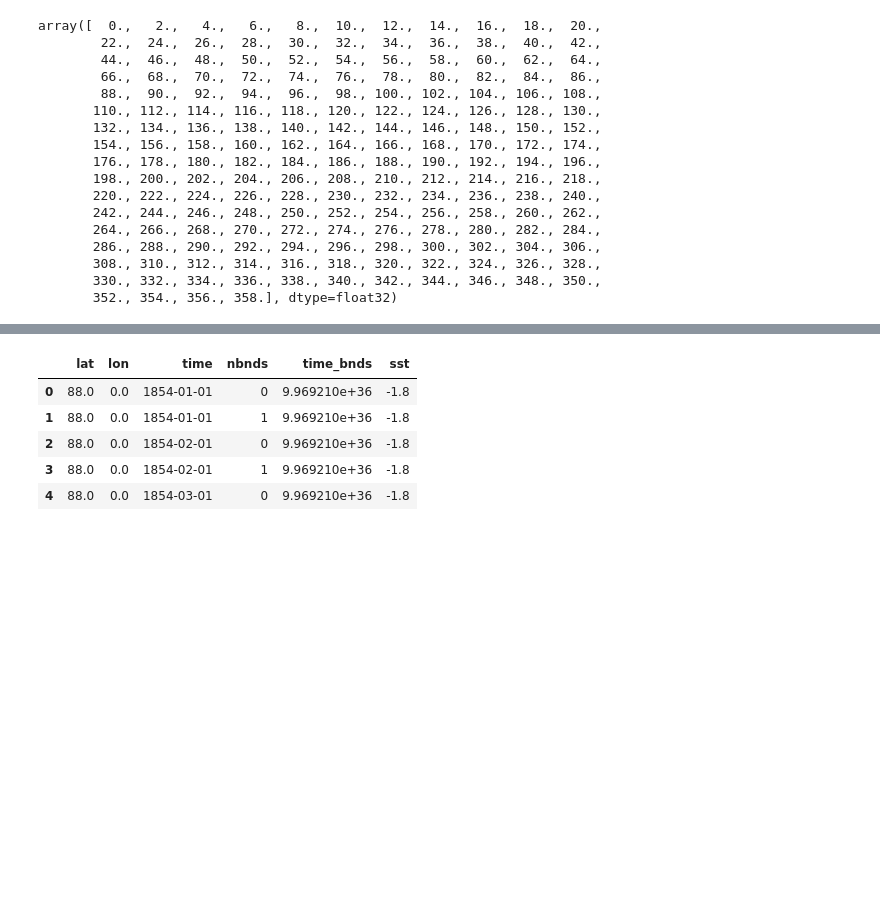
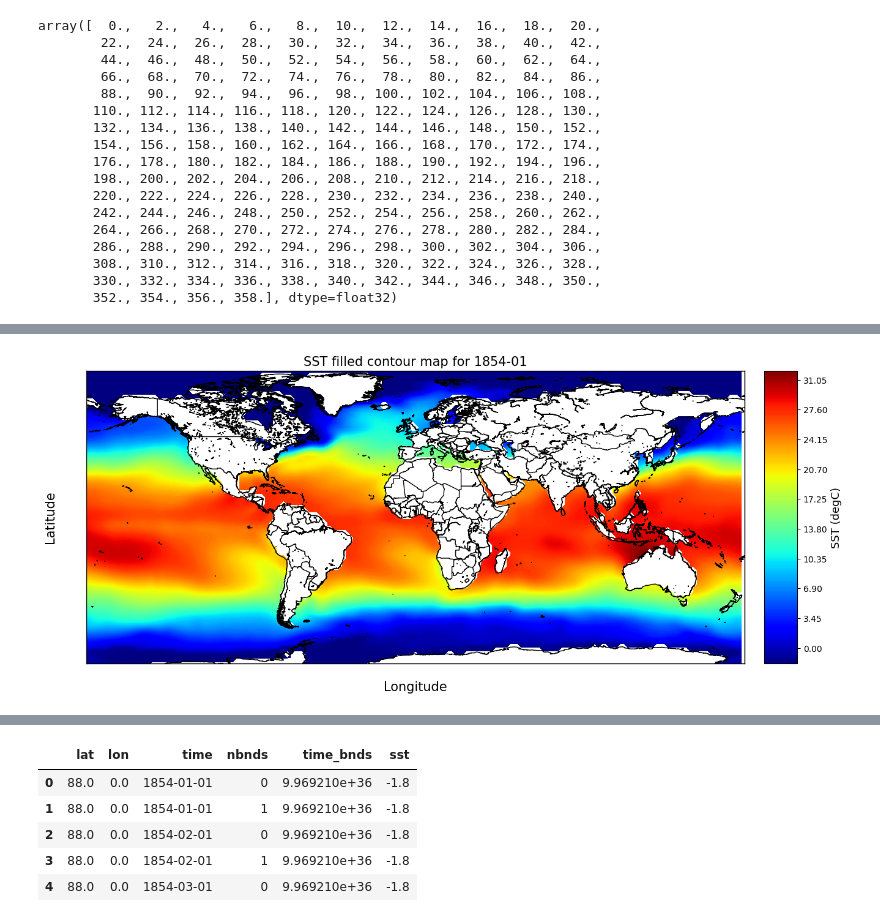
Before and after one commit to matheusvictal/sst-time-series-ml, a Jupyter notebook: sst_data.ipynb, the cells around one changed output, grey strips where cells are left out. Saved outputs shown, nothing was run; the diff lists cells and outputs as text; code cells hidden in the pictures; blank space fills up the shorter version.

Commit message:
dtw, plots, classes

```diff
--- a/sst_data.ipynb
+++ b/sst_data.ipynb
@@ -190,36 +201,7 @@ plt.show()
-# %%
-def print_sst_map(ds, day):
-    lats = ds.variables['lat'][:]
-    lons = ds.variables['lon'][:]
-    sst = ds.variables['sst'][:]
-    f = lambda x: ((x+180) % 360) - 180
-    lons = f(lons)
-
-    ind = np.argsort(lons)
-    lons = lons[ind]
-    sst = sst[:, :, ind]
-
-    fig = plt.figure(num=None, figsize=(15, 15) )
-    m = Basemap(projection='cyl', llcrnrlon=-180, llcrnrlat=-75, urcrnrlon=180, urcrnrlat=85, resolution='i')
-
-    lon, lat = np.meshgrid(lons,lats)
-
-    x, y = m(lon, lat)
-
-    st = np.squeeze(sst[day,:,:])
-    # cs = m.pcolor(x, y , st, cmap='jet')
-    cs = m.contourf(x, y , st, cmap='jet', levels = 300)
-    m.drawcoastlines()
-    m.drawmapboundary()
-    m.drawcountries(linewidth=1, linestyle='solid', color='k' )
-    # m.drawmeridians(range(-80, -25, 5), color='k', linewidth=1.0, dashes=[4, 4], labels=[0, 0, 0, 1])
-    # m.drawparallels(range(-50, 20, 5), color='k', linewidth=1.0, dashes=[4, 4], labels=[1, 0, 0, 0])
-    plt.ylabel("Latitude", fontsize=15, labelpad=35)
-    plt.xlabel("Longitude", fontsize=15, labelpad=20)
-    cbar = m.colorbar(cs, location='right', pad="3%")
-    cbar.set_label('SST (degC)', fontsize=13)
-    plt.title('SST filled contour map', fontsize=15)
-    plt.show()
+# %%
+print_sst_map(ds, 0)
+# %% [output]
+[figure, added]
 # %%
 print_sst_map(ds, 200)
 # %% [output]
```
Also changed, not shown: parts of 34 cells of this notebook.
